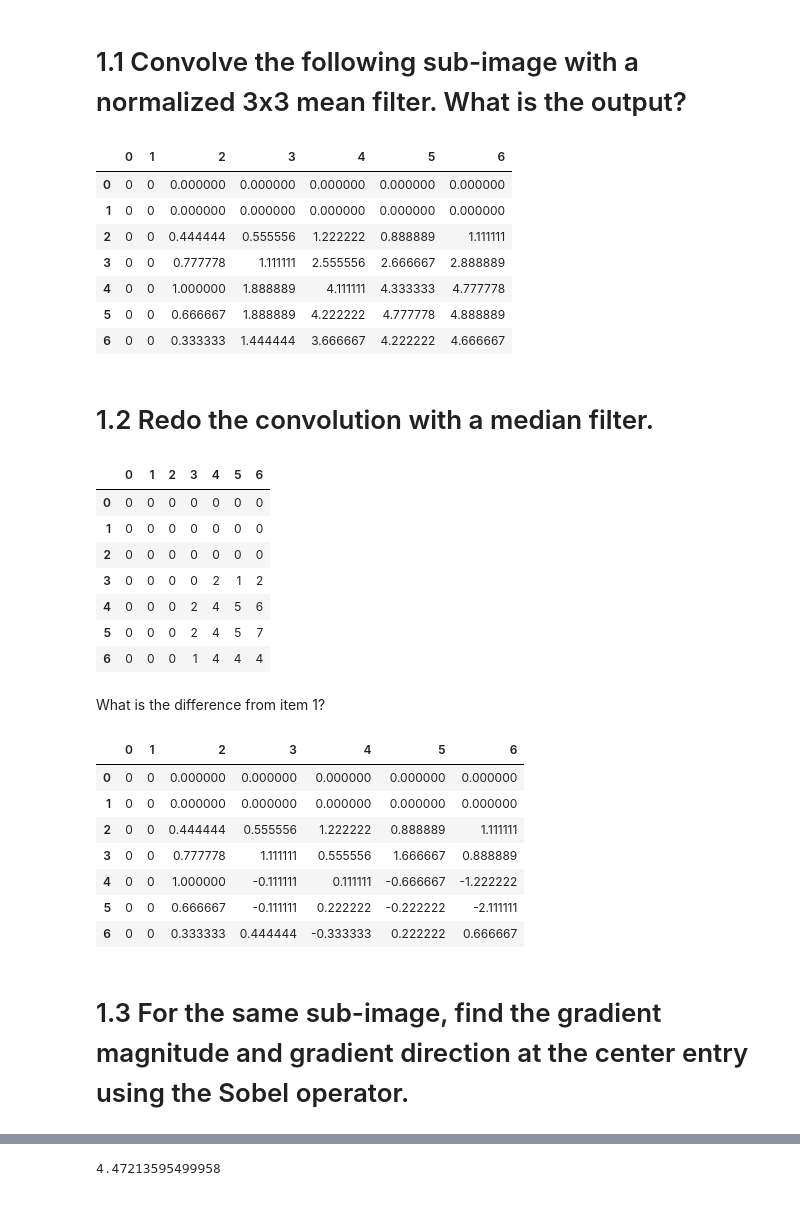
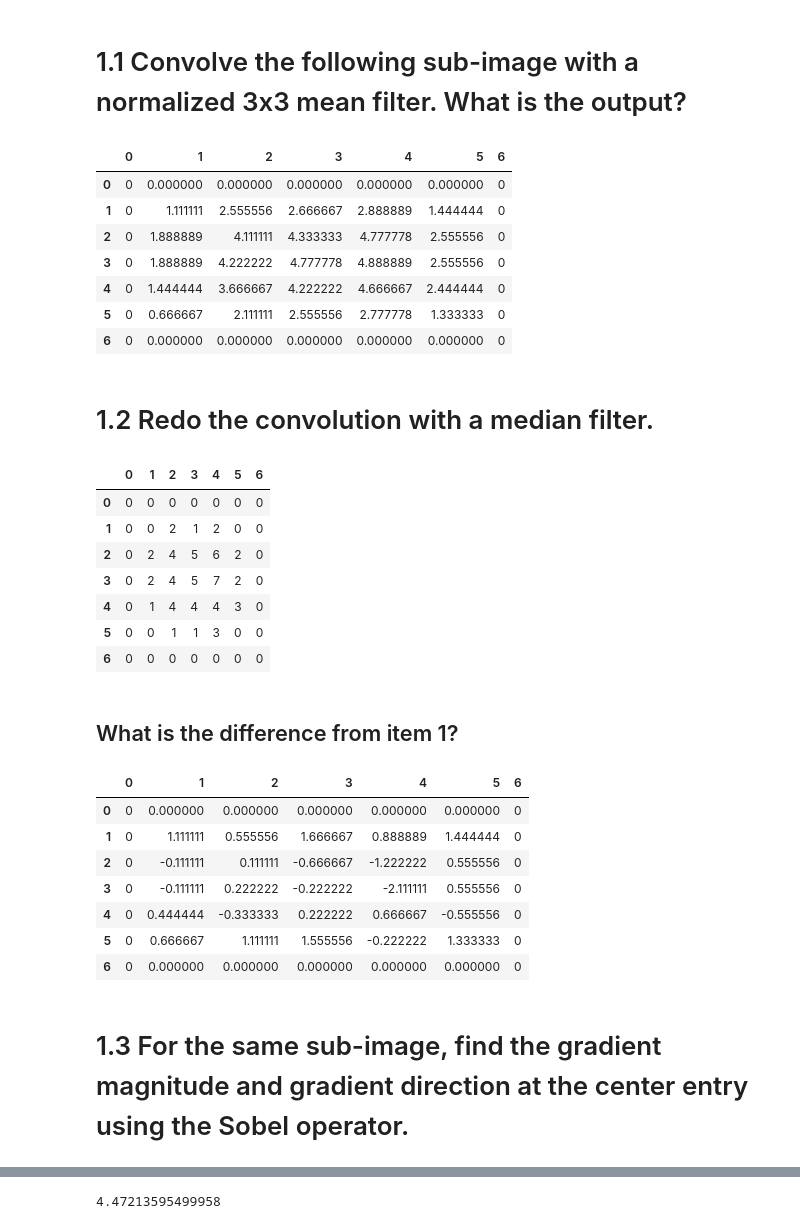
Before and after one commit to ApplyHiTech/CompVisHW1, a Jupyter notebook: Task1.ipynb, the cells around one changed output, grey strips where cells are left out. Cells and saved outputs as stored; diff of their text form; code cells hidden in the pictures.

Commit message:
edited task1 and task3

```diff
--- a/Task1.ipynb
+++ b/Task1.ipynb
@@ -18,5 +38,4 @@ from scipy.misc import toimage
 # %%
-#Task 1.1 Preprocessing
 m = [[4, 1, 6, 1, 3],
      [3, 2, 7, 7, 2],
      [2, 5, 7, 3, 7],
@@ -34,9 +53,9 @@ m_2=[[0,0,0,0,0,0,0],
      [0,0,0,0,0,0,0]]
 
 #Copy 2D-Array
-for i in range(2, numrows+2):
-    for j in range(2,numcols+2):
-        m_2[i][j]=m[i-2][j-2]
+for i in range(1, numrows+1):
+    for j in range(1,numcols+1):
+        m_2[i][j]=m[i-1][j-1]
 
 sol_mean=[   [0,0,0,0,0,0,0],
              [0,0,0,0,0,0,0],
@@ -46,12 +65,14 @@ sol_mean=[   [0,0,0,0,0,0,0],
              [0,0,0,0,0,0,0],
              [0,0,0,0,0,0,0]]
 
+
 #Compute 3x3 mean filter
-for i in range(2,numrows+2):
-     for j in range(2,numcols+2):
-        sol_mean[i][j]=np.mean([m_2[i-2][j-2],m_2[i-2][j-1],m_2[i-2][j],
-                                m_2[i-1][j-2],m_2[i-1][j-1],m_2[i-1][j],
-                                m_2[i][j-2],  m_2[i][j-1],  m_2[i][j]])
+for i in range(1,numrows+1):
+     for j in range(1,numcols+1):
+
+        sol_mean[i][j]=np.mean([m_2[i-1][j-1],m_2[i-1][j],m_2[i-1][j+1],
+                                m_2[i][j-1],m_2[i][j],m_2[i][j+1],
+                                m_2[i+1][j-1],m_2[i+1][j],m_2[i+1][j+1]])
 # %% [markdown]
 # 1.1 Convolve the following sub-image with a normalized 3x3 mean filter. What is the output?
 # %%
@@ -59,47 +80,50 @@ df = pd.DataFrame(sol_mean)
 df
 # %% [output]
 |  | 0 | 1 | 2 | 3 | 4 | 5 | 6 |
-| 0 | 0 | 0 | 0.000000 | 0.000000 | 0.000000 | 0.000000 | 0.000000 |
-| 1 | 0 | 0 | 0.000000 | 0.000000 | 0.000000 | 0.000000 | 0.000000 |
-| 2 | 0 | 0 | 0.444444 | 0.555556 | 1.222222 | 0.888889 | 1.111111 |
-| 3 | 0 | 0 | 0.777778 | 1.111111 | 2.555556 | 2.666667 | 2.888889 |
-| 4 | 0 | 0 | 1.000000 | 1.888889 | 4.111111 | 4.333333 | 4.777778 |
-| 5 | 0 | 0 | 0.666667 | 1.888889 | 4.222222 | 4.777778 | 4.888889 |
-| 6 | 0 | 0 | 0.333333 | 1.444444 | 3.666667 | 4.222222 | 4.666667 |
+| 0 | 0 | 0.000000 | 0.000000 | 0.000000 | 0.000000 | 0.000000 | 0 |
+| 1 | 0 | 1.111111 | 2.555556 | 2.666667 | 2.888889 | 1.444444 | 0 |
+| 2 | 0 | 1.888889 | 4.111111 | 4.333333 | 4.777778 | 2.555556 | 0 |
+| 3 | 0 | 1.888889 | 4.222222 | 4.777778 | 4.888889 | 2.555556 | 0 |
+| 4 | 0 | 1.444444 | 3.666667 | 4.222222 | 4.666667 | 2.444444 | 0 |
+| 5 | 0 | 0.666667 | 2.111111 | 2.555556 | 2.777778 | 1.333333 | 0 |
+| 6 | 0 | 0.000000 | 0.000000 | 0.000000 | 0.000000 | 0.000000 | 0 |
 # %% [markdown]
+
+<a id='Task 1.2'></a>
 # 1.2 Redo the convolution with a median filter.
 # %%
 #Compute 3x3 mean filter
 sol_median=[ [0,0,0,0,0,0,0],
              [0,0,0,0,0,0,0],
              [0,0,0,0,0,0,0],
              [0,0,0,0,0,0,0],
              [0,0,0,0,0,0,0],
              [0,0,0,0,0,0,0],
              [0,0,0,0,0,0,0]]
 
-for i in range(2,numrows+2):
-     for j in range(2,numcols+2):
-        sol_median[i][j]=np.median([
-                    m_2[i-2][j-2],m_2[i-2][j-1],m_2[i-2][j],
-                    m_2[i-1][j-2],m_2[i-1][j-1],m_2[i-1][j],
-                    m_2[i][j-2],m_2[i][j-1],m_2[i][j]])
+
+for i in range(1,numrows+1):
+     for j in range(1,numcols+1):
+
+        sol_median[i][j]=np.median([m_2[i-1][j-1],m_2[i-1][j],m_2[i-1][j+1],
+                                    m_2[i][j-1],m_2[i][j],m_2[i][j+1],
+                                    m_2[i+1][j-1],m_2[i+1][j],m_2[i+1][j+1]])
 
 df = pd.DataFrame(sol_median)
 df
 # %% [output]
 |  | 0 | 1 | 2 | 3 | 4 | 5 | 6 |
 | 0 | 0 | 0 | 0 | 0 | 0 | 0 | 0 |
-| 1 | 0 | 0 | 0 | 0 | 0 | 0 | 0 |
-| 2 | 0 | 0 | 0 | 0 | 0 | 0 | 0 |
-| 3 | 0 | 0 | 0 | 0 | 2 | 1 | 2 |
-| 4 | 0 | 0 | 0 | 2 | 4 | 5 | 6 |
-| 5 | 0 | 0 | 0 | 2 | 4 | 5 | 7 |
-| 6 | 0 | 0 | 0 | 1 | 4 | 4 | 4 |
+| 1 | 0 | 0 | 2 | 1 | 2 | 0 | 0 |
+| 2 | 0 | 2 | 4 | 5 | 6 | 2 | 0 |
+| 3 | 0 | 2 | 4 | 5 | 7 | 2 | 0 |
+| 4 | 0 | 1 | 4 | 4 | 4 | 3 | 0 |
+| 5 | 0 | 0 | 1 | 1 | 3 | 0 | 0 |
+| 6 | 0 | 0 | 0 | 0 | 0 | 0 | 0 |
 # %% [markdown]
-What is the difference from item 1?
+## What is the difference from item 1?
 # %%
-sol_diff=  [ [0,0,0,0,0,0,0],
+sol_diff=[   [0,0,0,0,0,0,0],
              [0,0,0,0,0,0,0],
              [0,0,0,0,0,0,0],
              [0,0,0,0,0,0,0],
@@ -115,14 +139,16 @@ df = pd.DataFrame(sol_diff)
 df
 # %% [output]
 |  | 0 | 1 | 2 | 3 | 4 | 5 | 6 |
-| 0 | 0 | 0 | 0.000000 | 0.000000 | 0.000000 | 0.000000 | 0.000000 |
-| 1 | 0 | 0 | 0.000000 | 0.000000 | 0.000000 | 0.000000 | 0.000000 |
-| 2 | 0 | 0 | 0.444444 | 0.555556 | 1.222222 | 0.888889 | 1.111111 |
-| 3 | 0 | 0 | 0.777778 | 1.111111 | 0.555556 | 1.666667 | 0.888889 |
-| 4 | 0 | 0 | 1.000000 | -0.111111 | 0.111111 | -0.666667 | -1.222222 |
-| 5 | 0 | 0 | 0.666667 | -0.111111 | 0.222222 | -0.222222 | -2.111111 |
-| 6 | 0 | 0 | 0.333333 | 0.444444 | -0.333333 | 0.222222 | 0.666667 |
+| 0 | 0 | 0.000000 | 0.000000 | 0.000000 | 0.000000 | 0.000000 | 0 |
+| 1 | 0 | 1.111111 | 0.555556 | 1.666667 | 0.888889 | 1.444444 | 0 |
+| 2 | 0 | -0.111111 | 0.111111 | -0.666667 | -1.222222 | 0.555556 | 0 |
+| 3 | 0 | -0.111111 | 0.222222 | -0.222222 | -2.111111 | 0.555556 | 0 |
+| 4 | 0 | 0.444444 | -0.333333 | 0.222222 | 0.666667 | -0.555556 | 0 |
+| 5 | 0 | 0.666667 | 1.111111 | 1.555556 | -0.222222 | 1.333333 | 0 |
+| 6 | 0 | 0.000000 | 0.000000 | 0.000000 | 0.000000 | 0.000000 | 0 |
 # %% [markdown]
+
+<a id='Task 1.3'></a>
 # 1.3 For the same sub-image, find the gradient magnitude and gradient direction at the center entry using the Sobel operator.
 # %%
 sobel_x =np.matrix([
```
Also changed, not shown: parts of 41 cells of this notebook, 2 other files.
